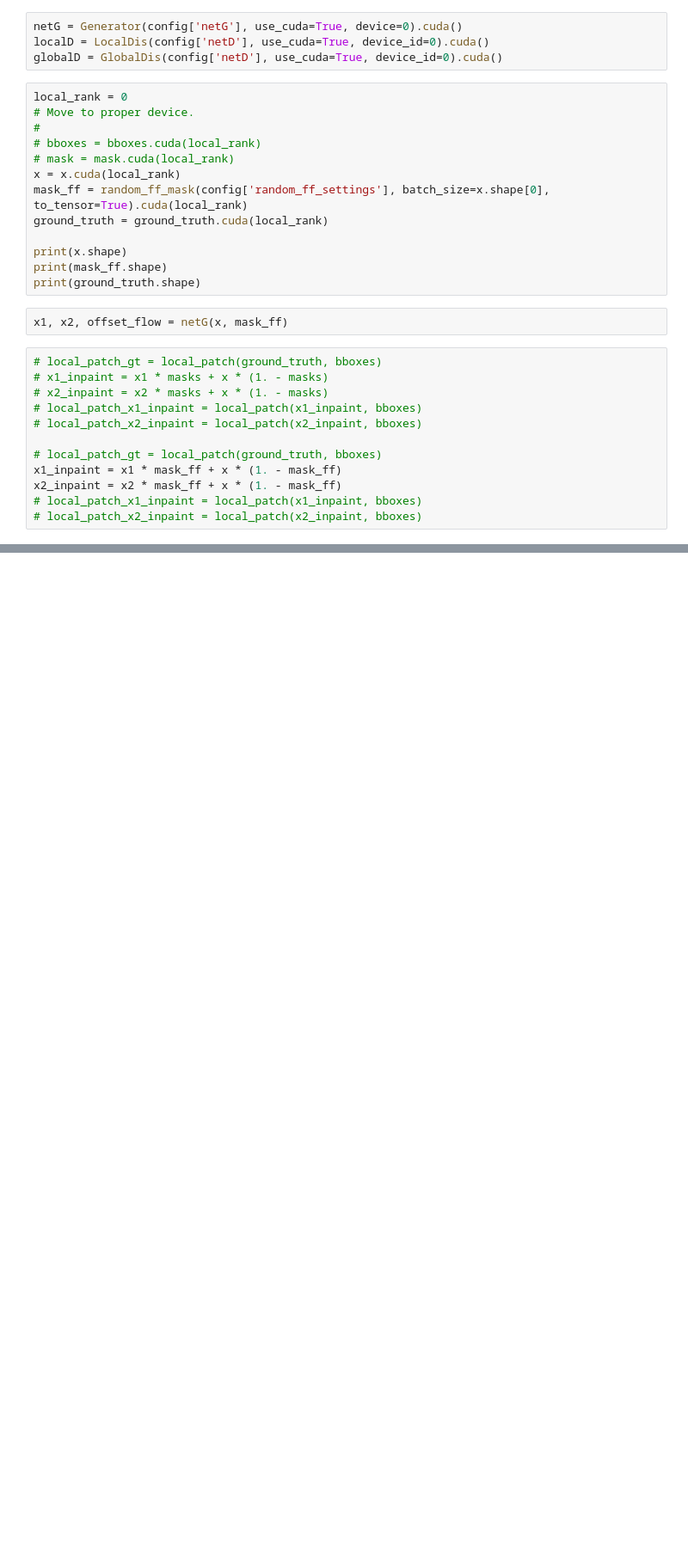
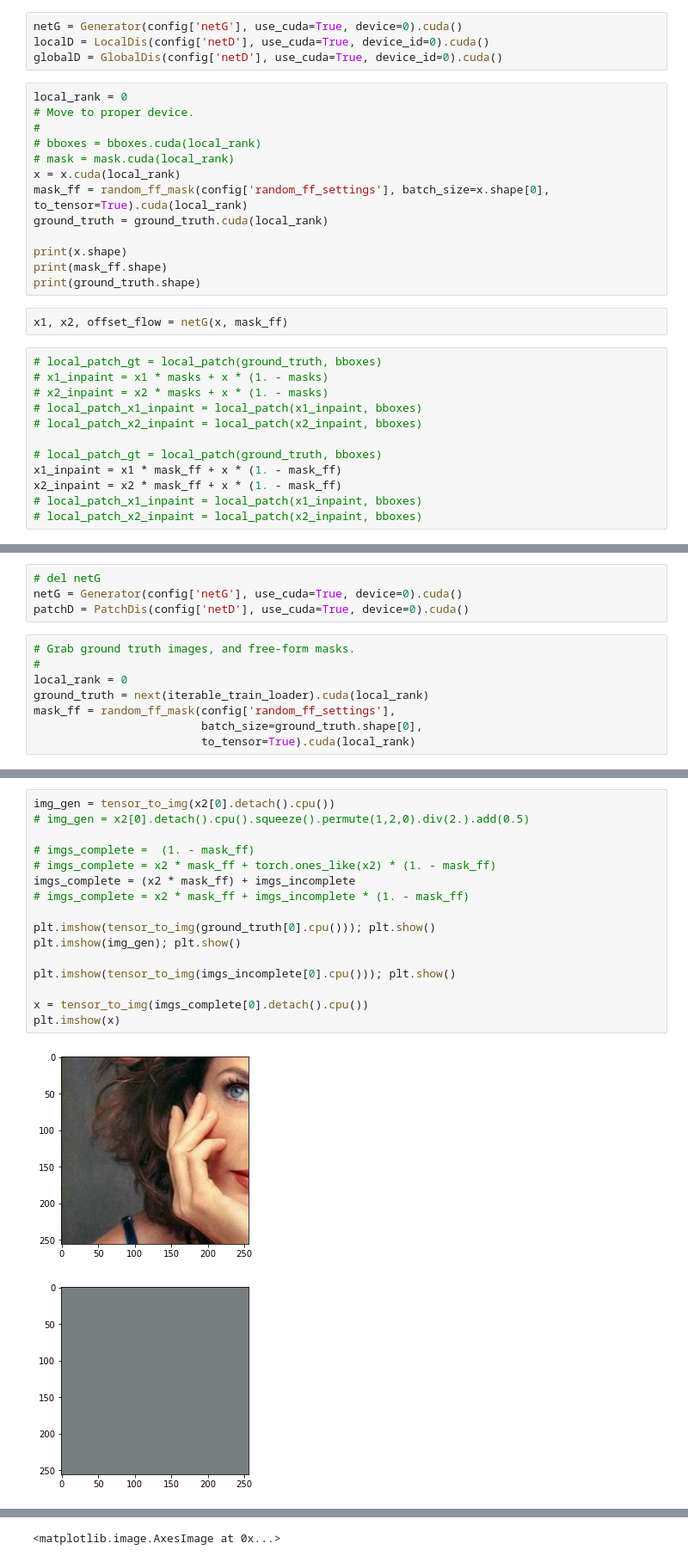
Before and after one commit to jacobwjs/generative-inpainting-pytorch, a Jupyter notebook: Test-patch-discr.ipynb, the cells around one changed output, grey strips where cells are left out. Shown at 86% size. Cells and saved outputs as stored; diff of their text form; blank space fills up the shorter version.

```diff
--- a/Test-patch-discr.ipynb
+++ b/Test-patch-discr.ipynb
@@ -185,0 +277,12 @@ x2_inpaint = x2 * mask_ff + x * (1. - mask_ff)
+# %%
+# del netG
+netG = Generator(config['netG'], use_cuda=True, device=0).cuda()
+patchD = PatchDis(config['netD'], use_cuda=True, device=0).cuda()
+# %%
+# Grab ground truth images, and free-form masks.
+#
+local_rank = 0
+ground_truth = next(iterable_train_loader).cuda(local_rank)
+mask_ff = random_ff_mask(config['random_ff_settings'],
+                         batch_size=ground_truth.shape[0],
+                         to_tensor=True).cuda(local_rank)
@@ -185,0 +298,19 @@ x2_inpaint = x2 * mask_ff + x * (1. - mask_ff)
+# %%
+img_gen = tensor_to_img(x2[0].detach().cpu())
+# img_gen = x2[0].detach().cpu().squeeze().permute(1,2,0).div(2.).add(0.5)
+
+# imgs_complete =  (1. - mask_ff)
+# imgs_complete = x2 * mask_ff + torch.ones_like(x2) * (1. - mask_ff)
+imgs_complete = (x2 * mask_ff) + imgs_incomplete
+# imgs_complete = x2 * mask_ff + imgs_incomplete * (1. - mask_ff)
+
+plt.imshow(tensor_to_img(ground_truth[0].cpu())); plt.show()
+plt.imshow(img_gen); plt.show()
+
+plt.imshow(tensor_to_img(imgs_incomplete[0].cpu())); plt.show()
+
+x = tensor_to_img(imgs_complete[0].detach().cpu())
+plt.imshow(x)
+# %% [output]
+[figure, added]
+[figure, added]
@@ -185,0 +318 @@ x2_inpaint = x2 * mask_ff + x * (1. - mask_ff)
+<matplotlib.image.AxesImage at 0x...>
```
Also changed, not shown: parts of 22 cells of this notebook, 4 other files.
